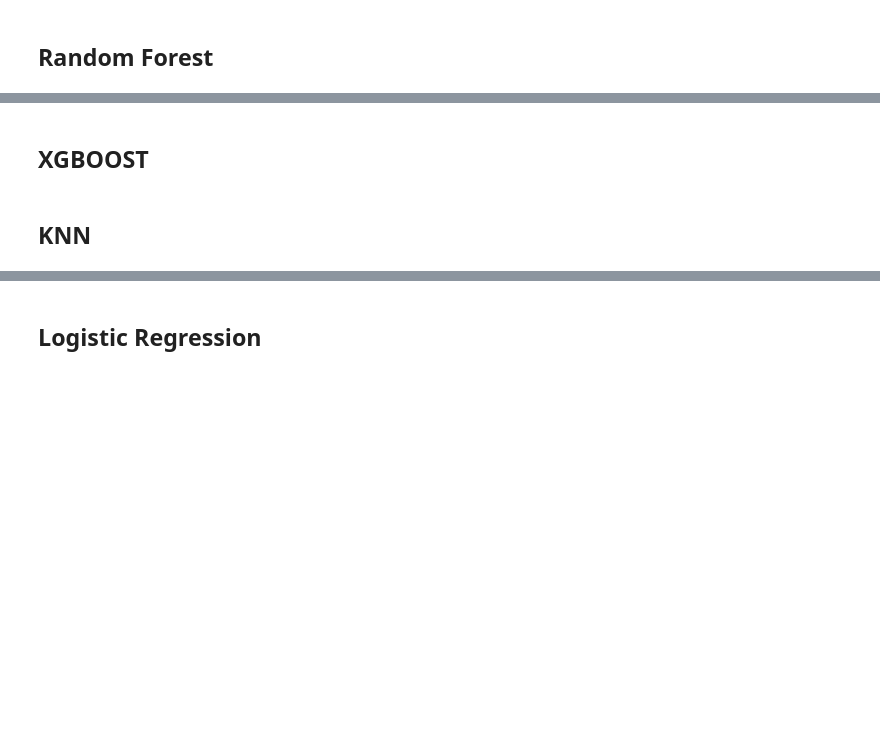
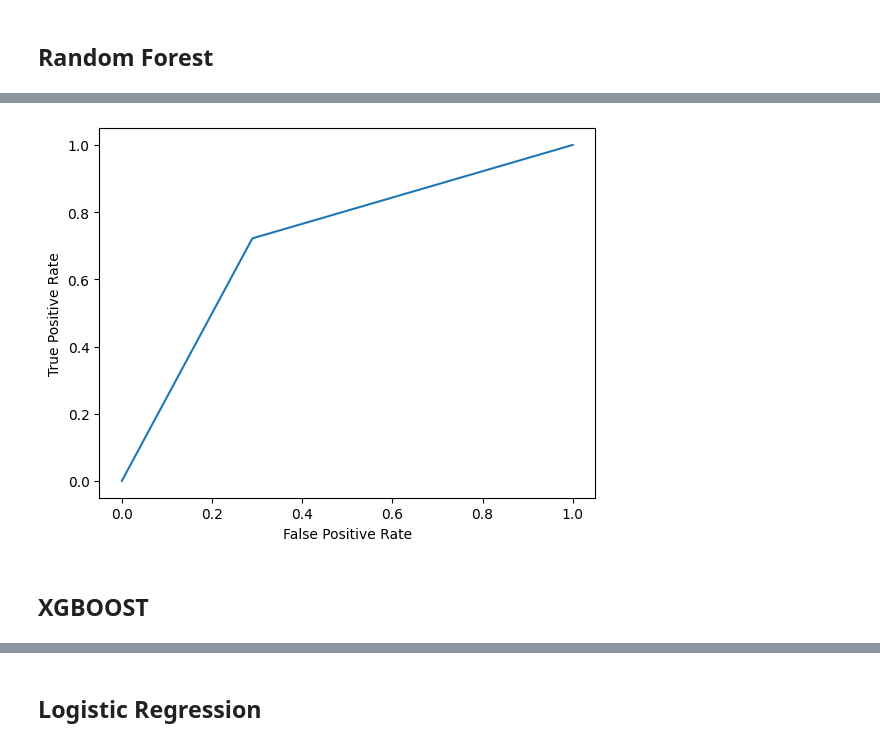
Before and after one commit to Axis-Uz/GitRepo-Analysis, a Jupyter notebook: Modeling.ipynb, the cells around one changed output, grey strips where cells are left out. Saved outputs shown, nothing was run; the diff lists cells and outputs as text; code cells hidden in the pictures; blank space fills up the shorter version.

```diff
--- a/Modeling.ipynb
+++ b/Modeling.ipynb
@@ -201,0 +272,3 @@ px.imshow(
+# %%
+from sklearn.model_selection import train_test_split
+X_train,X_test,Y_train,Y_test = train_test_split(X,Y,test_size=0.2,random_state=101)
@@ -201,0 +277,6 @@ px.imshow(
+# %%
+from sklearn.preprocessing import StandardScaler,MinMaxScaler
+# scaler = MinMaxScaler(feature_range=(-10,10))
+scaler = StandardScaler()
+X_train = pd.DataFrame(scaler.fit_transform(X_train))
+X_test = scaler.transform(X_test)
@@ -201,0 +285,6 @@ px.imshow(
+# %%
+def plot_roc(y,pred):
+    fpr, tpr, thresholds = roc_curve(y,pred)
+    plt.plot(fpr,tpr)
+    plt.xlabel("False Positive Rate")
+    plt.ylabel("True Positive Rate")
@@ -203,0 +322,11 @@ px.imshow(
+# %%
+rf_model = RandomForestClassifier()
+rf_model.fit(X_train,Y_train)
+rf_pred_test = rf_model.predict(X_test)
+
+cm_rf = confusion_matrix(Y_test, rf_pred_test)
+
+print("Accuracy: ",accuracy_score(Y_test,rf_pred_test)*100)
+print("Confusion Matrix: \n", cm_rf)
+print("................................")
+print("Classification report \n: ", classification_report(Y_test, rf_pred_test))
@@ -204,4 +348,6 @@ px.imshow(
+# %%
+plot_roc(Y_test,rf_pred_test)
+# %% [output]
+[figure, added]
 # %% [markdown]
 ## XGBOOST
-# %% [markdown]
-## KNN
```
Also changed, not shown: parts of 34 cells of this notebook, 1 other file.
